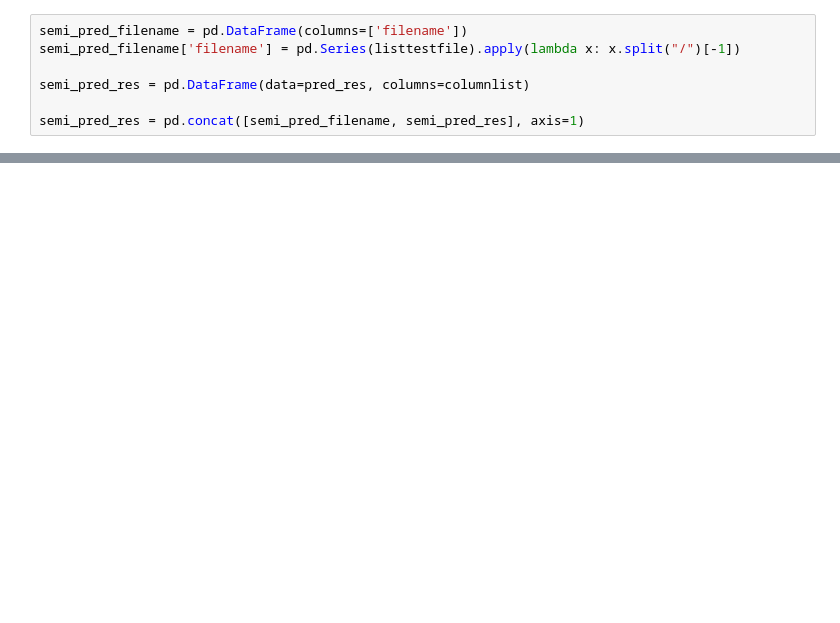
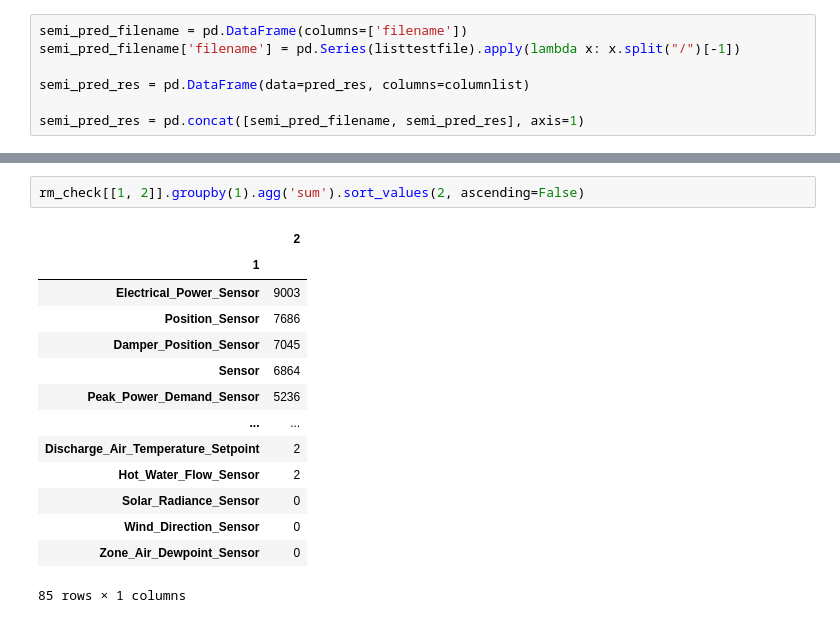
Before and after one commit to JoeZhao527/cl-bricks, a Jupyter notebook: notebooks/ensemble.ipynb, the cells around one changed output, grey strips where cells are left out. Drawn from its saved outputs; the diff is of its cells as text; blank space fills up the shorter version.

```diff
--- a/notebooks/ensemble.ipynb
+++ b/notebooks/ensemble.ipynb
@@ -187,0 +383,17 @@ Name: count, dtype: int64
+# %%
+rm_check[[1, 2]].groupby(1).agg('sum').sort_values(2, ascending=False)
+# %% [output]
+|  | 2 |
+| 1 |  |
+| Electrical_Power_Sensor | 9003 |
+| Position_Sensor | 7686 |
+| Damper_Position_Sensor | 7045 |
+| Sensor | 6864 |
+| Peak_Power_Demand_Sensor | 5236 |
+| ... | ... |
+| Discharge_Air_Temperature_Setpoint | 2 |
+| Hot_Water_Flow_Sensor | 2 |
+| Solar_Radiance_Sensor | 0 |
+| Wind_Direction_Sensor | 0 |
+| Zone_Air_Dewpoint_Sensor | 0 |
+85 rows × 1 columns
```
Also changed, not shown: parts of 21 cells of this notebook, 1 other file.
